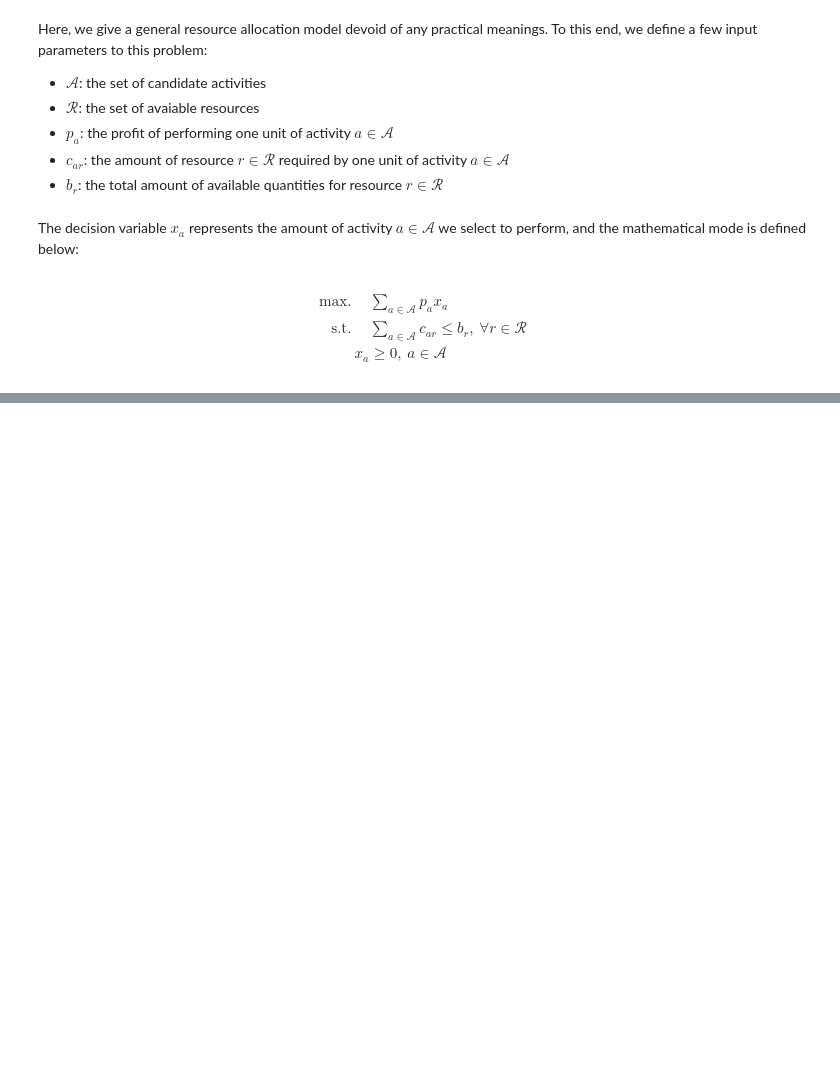
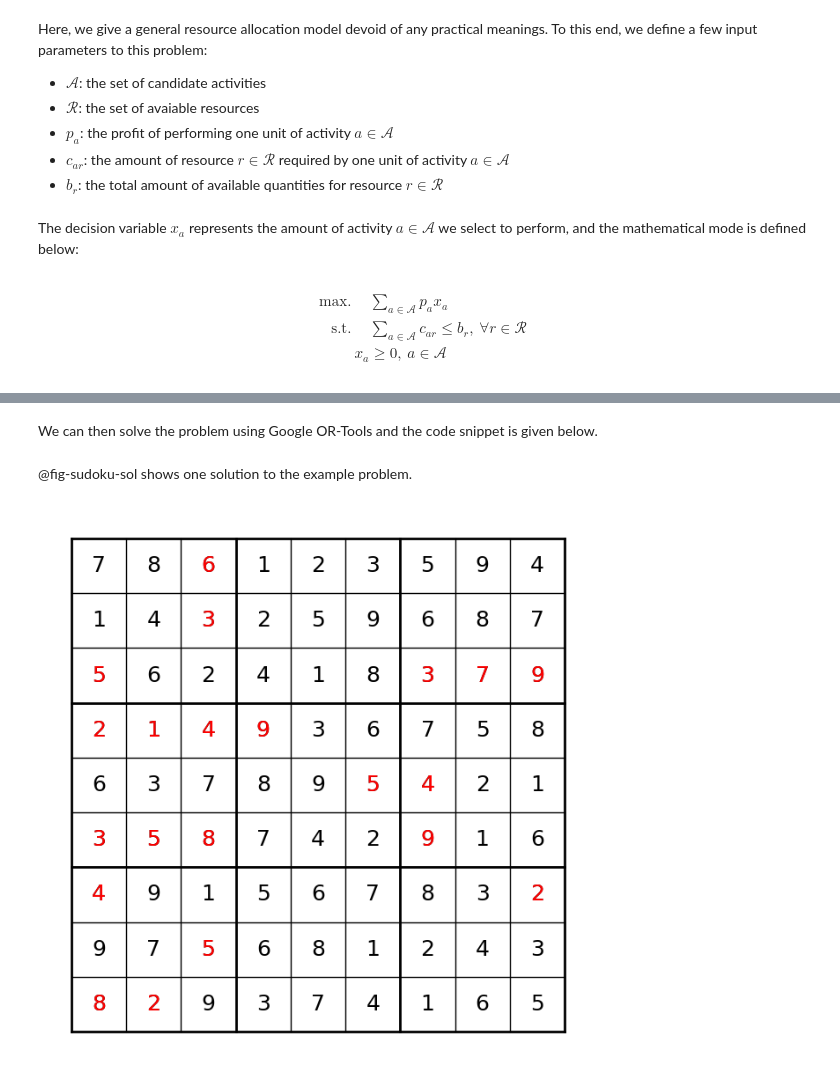
Before and after one commit to kunlei/python-ortools-notes, a Jupyter notebook: linear-programming.ipynb, the cells around one changed output, grey strips where cells are left out. Cells and saved outputs as stored; diff of their text form; code cells hidden in the pictures; blank space fills up the shorter version.

```diff
--- a/linear-programming.ipynb
+++ b/linear-programming.ipynb
@@ -621,0 +929,2 @@ The decision variable $x_a$ represents the amount of activity $a \in \mathcal{A}
+# %% [markdown]
+We can then solve the problem using Google OR-Tools and the code snippet is given below.
@@ -621,0 +1007,10 @@ The decision variable $x_a$ represents the amount of activity $a \in \mathcal{A}
+# %% [markdown]
+@fig-sudoku-sol shows one solution to the example problem.
+# %%
+# | echo: false
+# | label: fig-sudoku-sol
+# | fig-cap: One solution to the Sudoku problem
+
+draw_sudoku(puzzle=puzzle, puzzle_color='r', solution=sudoku_sol)
+# %% [output]
+[figure, added]
```
Also changed, not shown: parts of 22 cells of this notebook, 1 other file.
